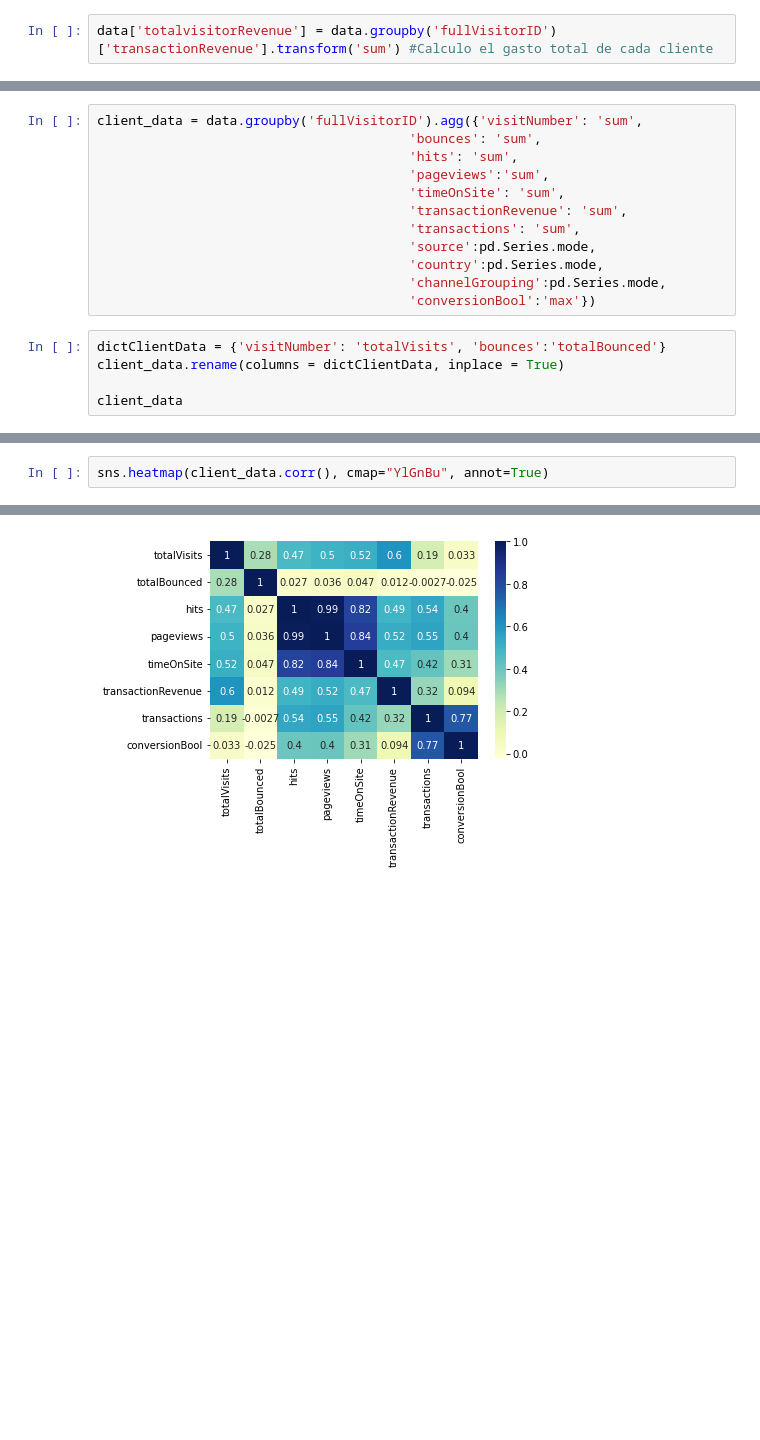
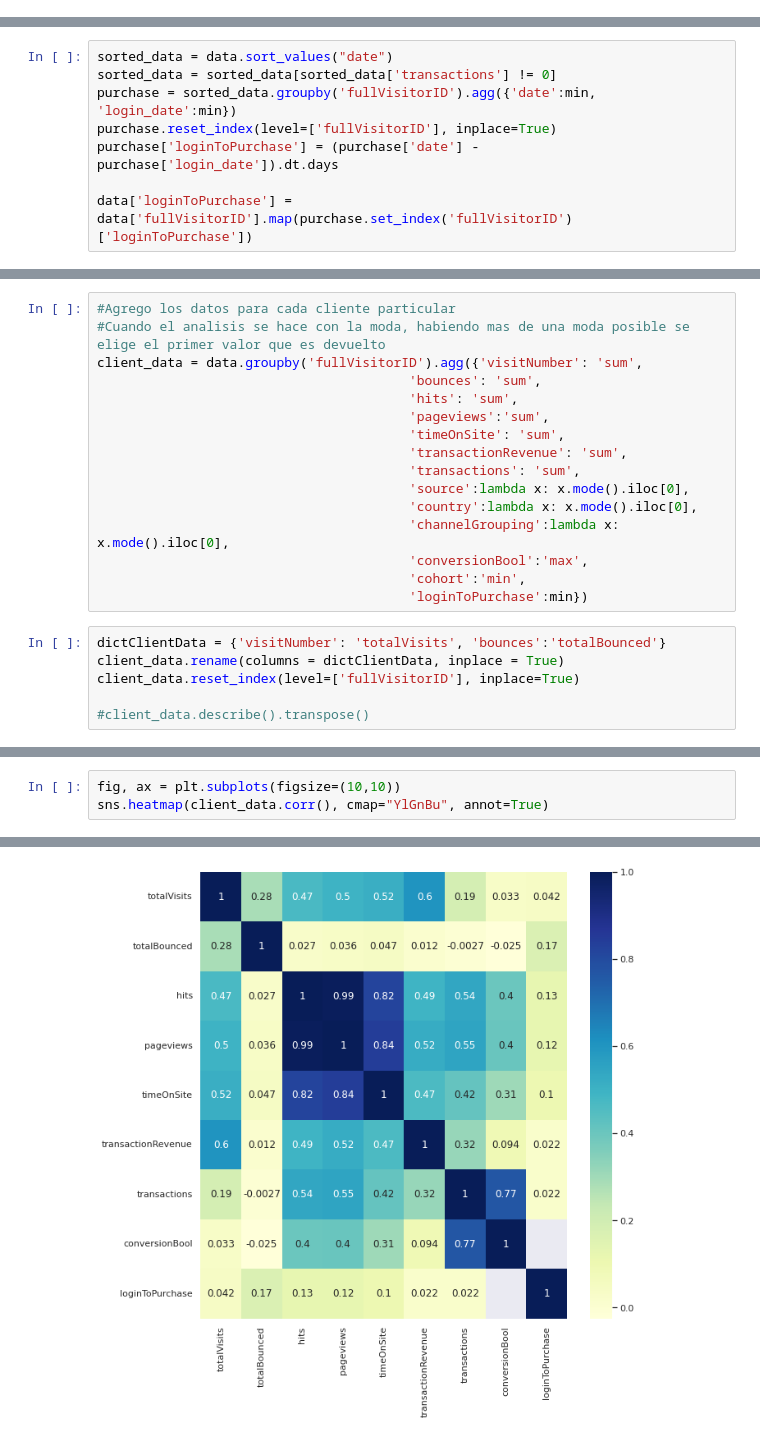
Before and after one commit to lenavalesk/mightyhive, a Jupyter notebook: Challenge_Peroni.ipynb, the cells around one changed output, grey strips where cells are left out. Cells and saved outputs as stored; diff of their text form; blank space fills up the shorter version.

```diff
--- a/Challenge_Peroni.ipynb
+++ b/Challenge_Peroni.ipynb
@@ -88,2 +91,0 @@ data['timeSinceLogin'] = data['date'] - data['login_date']
-# %%
-data['totalvisitorRevenue'] = data.groupby('fullVisitorID')['transactionRevenue'].transform('sum') #Calculo el gasto total de cada cliente
@@ -103,0 +102,8 @@ data.head()
+# %%
+sorted_data = data.sort_values("date")
+sorted_data = sorted_data[sorted_data['transactions'] != 0]
+purchase = sorted_data.groupby('fullVisitorID').agg({'date':min, 'login_date':min})
+purchase.reset_index(level=['fullVisitorID'], inplace=True)
+purchase['loginToPurchase'] = (purchase['date'] - purchase['login_date']).dt.days
+
+data['loginToPurchase'] = data['fullVisitorID'].map(purchase.set_index('fullVisitorID')['loginToPurchase'])
@@ -104,4 +112,6 @@ data.head()
 # %%
+#Agrego los datos para cada cliente particular
+#Cuando el analisis se hace con la moda, habiendo mas de una moda posible se elige el primer valor que es devuelto
 client_data = data.groupby('fullVisitorID').agg({'visitNumber': 'sum',
                                         'bounces': 'sum',
                                         'hits': 'sum',
@@ -109,12 +119,15 @@ client_data = data.groupby('fullVisitorID').agg({'visitNumber': 'sum',
                                         'timeOnSite': 'sum',
                                         'transactionRevenue': 'sum',
                                         'transactions': 'sum',
-                                        'source':pd.Series.mode,
-                                        'country':pd.Series.mode,
-                                        'channelGrouping':pd.Series.mode,
-                                        'conversionBool':'max'})
+                                        'source':lambda x: x.mode().iloc[0],
+                                        'country':lambda x: x.mode().iloc[0],
+                                        'channelGrouping':lambda x: x.mode().iloc[0],
+                                        'conversionBool':'max',
+                                        'cohort':'min',
+                                        'loginToPurchase':min})
 # %%
 dictClientData = {'visitNumber': 'totalVisits',	'bounces':'totalBounced'}
 client_data.rename(columns = dictClientData, inplace = True)
+client_data.reset_index(level=['fullVisitorID'], inplace=True)
 
-client_data
+#client_data.describe().transpose()
@@ -136,5 +138,6 @@ client_data
 # %%
+fig, ax = plt.subplots(figsize=(10,10))
 sns.heatmap(client_data.corr(), cmap="YlGnBu", annot=True)
 # %% [output]
 <AxesSubplot:>
-[figure, old version]
+[figure, new version]
```
Also changed, not shown: parts of 63 cells of this notebook, 2 other files.
